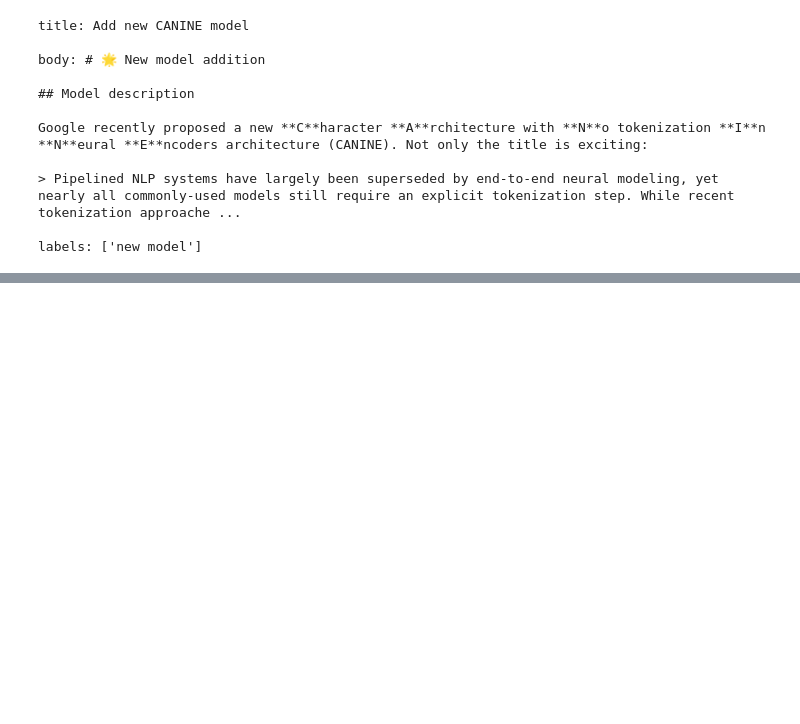
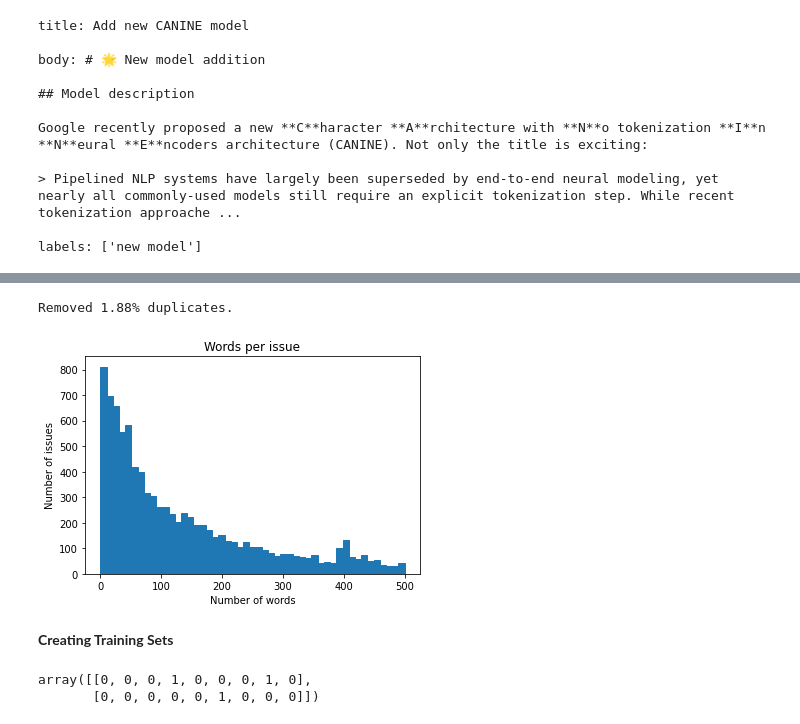
Before and after one commit to ThinamXx/Transformers_NLP, a Jupyter notebook: 02. NLP with Transformers/09. Dealing with Labels/FewLabels.ipynb, the cells around one changed output, grey strips where cells are left out. Saved outputs shown, nothing was run; the diff lists cells and outputs as text; code cells hidden in the pictures; blank space fills up the shorter version.

```diff
--- a/02. NLP with Transformers/09. Dealing with Labels/FewLabels.ipynb
+++ b/02. NLP with Transformers/09. Dealing with Labels/FewLabels.ipynb
@@ -160,3 +163,7 @@ Google recently proposed a new **C**haracter **A**rchitecture with **N**o tokeni
 > Pipelined NLP systems have largely been superseded by end-to-end neural modeling, yet nearly all commonly-used models still require an explicit tokenization step. While recent tokenization approache ...
 
 labels: ['new model']
+# %%
+#@ PREPARING TEXT COLUMNS:
+df_issues["text"] = (df_issues.apply(lambda x: x["title"] + "\n\n" + x["body"], axis=1))    # Creating text column.
+df_issues[["text"]].head()
@@ -162,0 +177,27 @@ labels: ['new model']
+# %%
+#@ REMOVING DUPLICATES:
+len_before = len(df_issues)                                                     # Inspection.
+df_issues = df_issues.drop_duplicates(subset="text")                            # Dropping duplicates.
+print(f"Removed {(len_before-len(df_issues))/len_before:.2%} duplicates.")      # Inspection.
+# %% [output]
+Removed 1.88% duplicates.
+# %%
+#@ VISUALIZING THE NUMBER OF WORDS:
+(df_issues["text"].str.split().apply(len).hist(
+    bins=np.linspace(0, 500, 50), grid=False, edgecolor="C0"))                  # Plotting histograms.
+plt.title("Words per issue")
+plt.xlabel("Number of words")
+plt.ylabel("Number of issues")
+plt.show()                                                                      # Inspection.
+# %% [output]
+[figure, added]
+# %% [markdown]
+**Creating Training Sets**
+# %%
+#@ INITIALIZING MULTILABEL BINARIZER: EXAMPLE:
+mlb = MultiLabelBinarizer()                                     # Initializing multi label binarizer.
+mlb.fit([all_labels])                                           # Fitting labels.
+mlb.transform([["tokenization", "new model"],["pytorch"]])      # Inspection.
+# %% [output]
+array([[0, 0, 0, 1, 0, 0, 0, 1, 0],
+       [0, 0, 0, 0, 0, 1, 0, 0, 0]])
```
Also changed, not shown: parts of 3 cells of this notebook.
